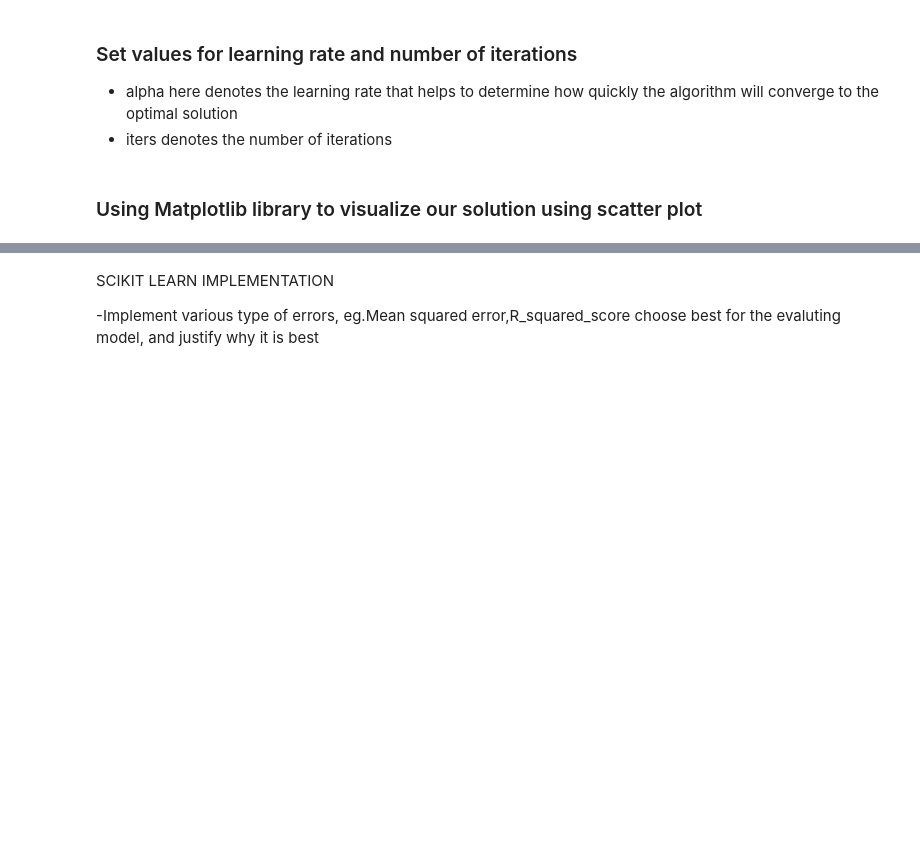
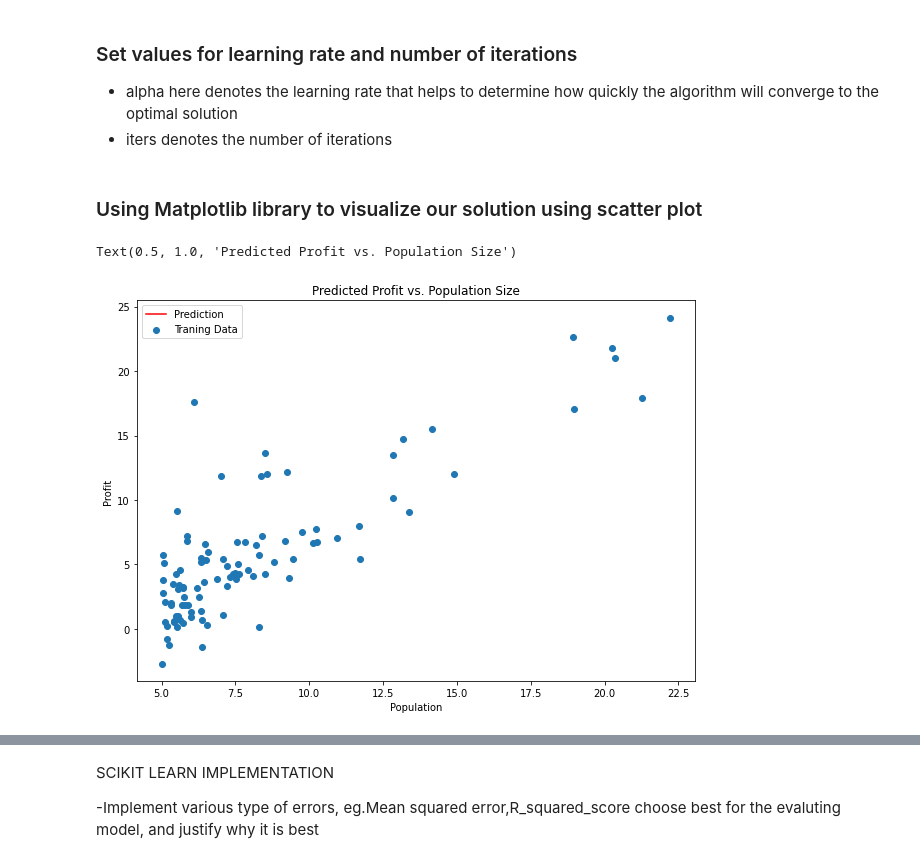
Before and after one commit to bhuvighosh3/ML-Compute, a Jupyter notebook: Linear_Regression.ipynb, the cells around one changed output, grey strips where cells are left out. Cells and saved outputs as stored; diff of their text form; code cells hidden in the pictures; blank space fills up the shorter version.

```diff
--- a/Linear_Regression.ipynb
+++ b/Linear_Regression.ipynb
@@ -254,15 +254,18 @@ g,cost= gradientDescent(X,y,theta,alpha,iters)
 # %%
 # linspace function will create an evenly-spaced series of points within the range of our data
 x = np.linspace(df.Population.min(), df.Population.max(), 100)
 f = g[0, 0] + (g[0, 1] * x)
 
 fig, ax = plt.subplots(figsize=(10, 7))
-ax.plot(x, f, 'r', label='Prediction')
-ax.scatter(df.Population, df.Profit, label='Traning Data')
+ax.plot(x, f,color= 'r', label='Prediction')
+ax.scatter(df.Population, df.Profit,label='Traning Data')
 ax.legend(loc=2)
 ax.set_xlabel('Population')
 ax.set_ylabel('Profit')
 ax.set_title('Predicted Profit vs. Population Size')
+# %% [output]
+Text(0.5, 1.0, 'Predicted Profit vs. Population Size')
+[figure, added]
 # %%
 fig, ax = plt.subplots(figsize = (12, 8))
 ax.plot(np.arange(iters), cost, 'r')
```
Also changed, not shown: parts of 4 cells of this notebook.
